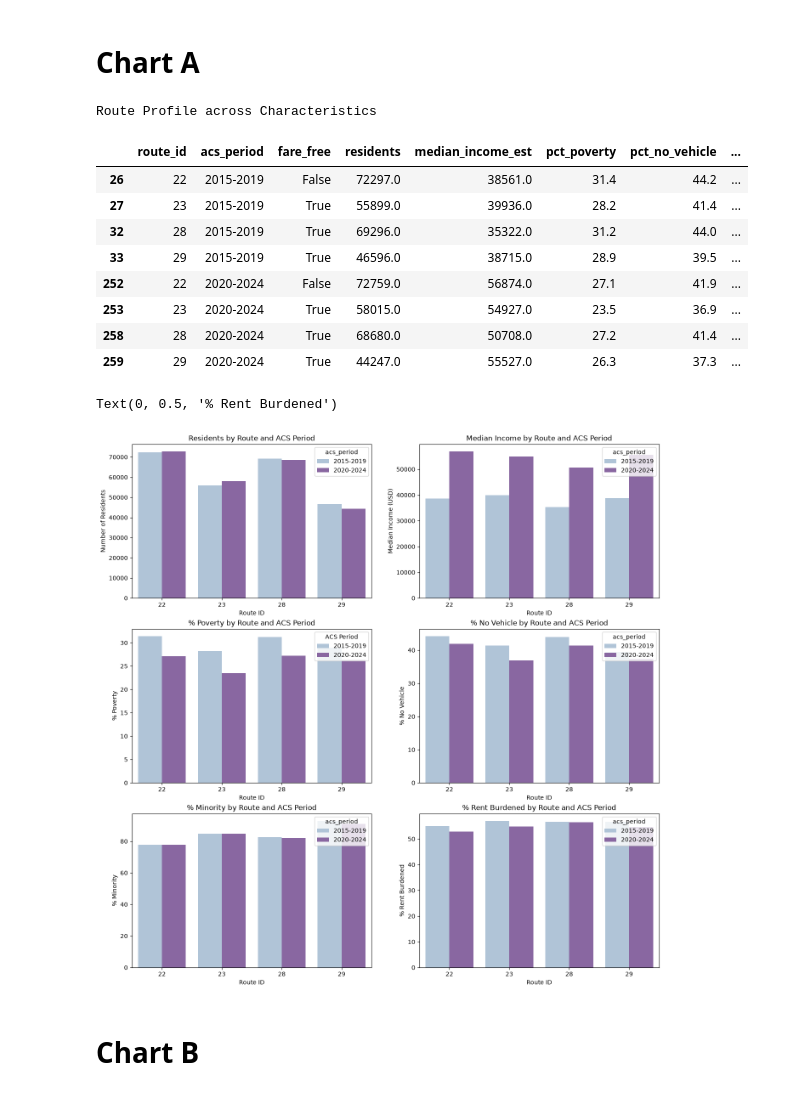
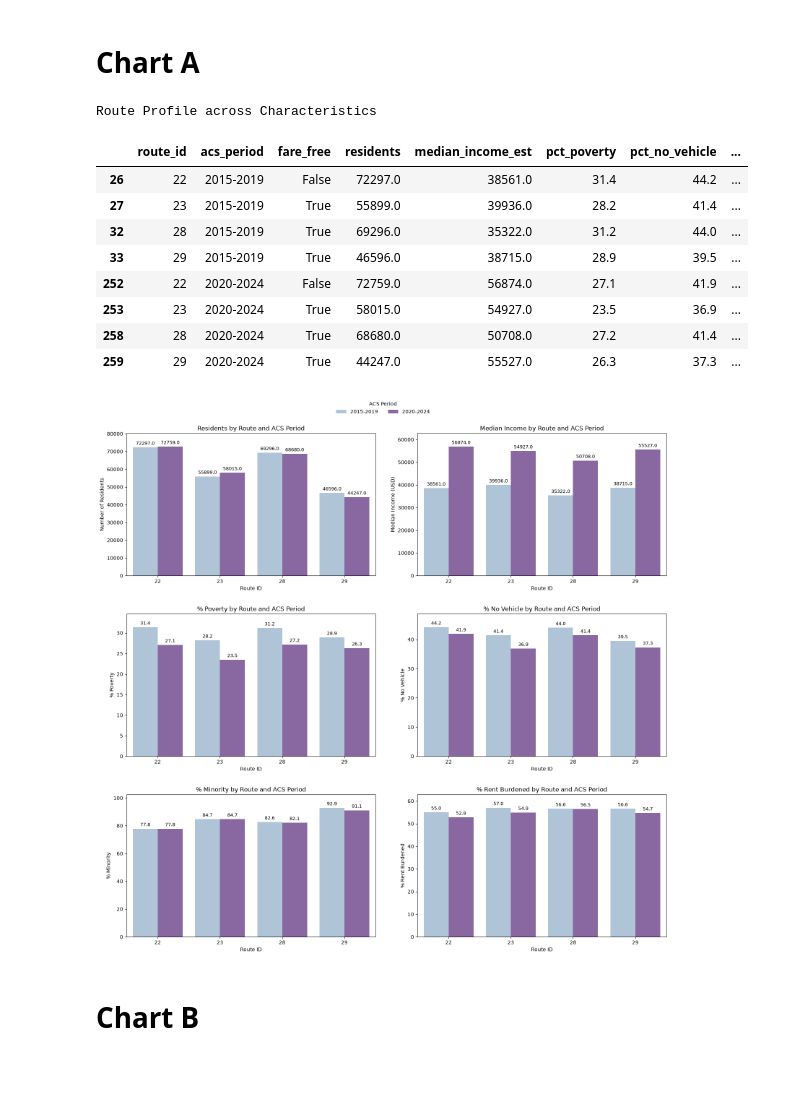
Before and after one commit to sahilmittal-policy/boston-mbta-ridership, a Jupyter notebook: notebooks/exploratory/demographics.ipynb, the cells around one changed output. Cells and saved outputs as stored; diff of their text form; code cells hidden in the pictures.

```diff
--- a/notebooks/exploratory/demographics.ipynb
+++ b/notebooks/exploratory/demographics.ipynb
@@ -31,6 +11,7 @@ import numpy as np
 
 # Loading data
 processed = "/Users/eshagupta/Downloads/CMU/Fall'26/Python/Final Project/boston-mbta-ridership/data/processed"
+figures   = figures = "/Users/eshagupta/Downloads/CMU/Fall'26/Python/Final Project/boston-mbta-ridership/figures"
 
 ridership = pd.read_csv("/Users/eshagupta/Downloads/CMU/Fall'26/Python/Final Project/boston-mbta-ridership/data/processed/ridership_route_year.csv", dtype={'route_id': str})
 demographic = pd.read_csv("/Users/eshagupta/Downloads/CMU/Fall'26/Python/Final Project/boston-mbta-ridership/data/processed/route_area_demographics.csv", dtype={'tract': str})
@@ -118,38 +99,64 @@ sns.barplot(data=route_profile, x="route_id", y="pct_poverty", hue="acs_period",
 axes[1,0].set_title("% Poverty by Route and ACS Period")
 axes[1,0].set_xlabel("Route ID")
 axes[1,0].set_ylabel("% Poverty")
-axes[1,0].legend(loc="upper right", title="ACS Period")
 
 # % no income
 sns.barplot(data=route_profile, x="route_id", y="pct_no_vehicle", hue="acs_period", palette="BuPu", ax=axes[1,1])
 axes[1,1].set_title("% No Vehicle by Route and ACS Period")
 axes[1,1].set_xlabel("Route ID")
 axes[1,1].set_ylabel("% No Vehicle")
 
 # % minority
 sns.barplot(data=route_profile, x="route_id", y="pct_minority", hue="acs_period", palette="BuPu", ax=axes[2,0])
 axes[2,0].set_title("% Minority by Route and ACS Period")
 axes[2,0].set_xlabel("Route ID")
 axes[2,0].set_ylabel("% Minority")
 
 # % rent burdened
 sns.barplot(data=route_profile, x="route_id", y="pct_rent_burdened", hue="acs_period", palette="BuPu", ax=axes[2,1])
 axes[2,1].set_title("% Rent Burdened by Route and ACS Period")
 axes[2,1].set_xlabel("Route ID")
 axes[2,1].set_ylabel("% Rent Burdened")
+
+# Add value labels and extra space above the bars
+for ax in axes.flatten():
+
+    for container in ax.containers:
+        ax.bar_label(container, fmt="%.1f", padding=3, fontsize=9)
+
+    # Add 5% extra space above the tallest bar
+    ymin, ymax = ax.get_ylim()
+    ax.set_ylim(0, ymax * 1.05)
+
+    # Remove individual legends
+    ax.get_legend().remove()
+
+# Add one common legend above all graphs
+handles, labels = axes[0,0].get_legend_handles_labels()
+
+fig.legend(handles, labels,
+           title="ACS Period",
+           loc="upper center",
+           bbox_to_anchor=(0.5, 0.97),
+           ncol=2,
+           frameon=False)
+
+# Adjust spacing between graphs
+plt.tight_layout(rect=[0, 0, 1, 0.93], h_pad=3, w_pad=3)
+plt.savefig(figures + "/DemographicsAcrossRoutes.png", dpi=300, bbox_inches='tight')
+plt.show()
 # %% [output]
 Route Profile across Characteristics
 |  | route_id | acs_period | fare_free | residents | median_income_est | pct_poverty | pct_no_vehicle | ... |
 | 26 | 22 | 2015-2019 | False | 72297.0 | 38561.0 | 31.4 | 44.2 | ... |
 | 27 | 23 | 2015-2019 | True | 55899.0 | 39936.0 | 28.2 | 41.4 | ... |
 | 32 | 28 | 2015-2019 | True | 69296.0 | 35322.0 | 31.2 | 44.0 | ... |
 | 33 | 29 | 2015-2019 | True | 46596.0 | 38715.0 | 28.9 | 39.5 | ... |
 | 252 | 22 | 2020-2024 | False | 72759.0 | 56874.0 | 27.1 | 41.9 | ... |
 | 253 | 23 | 2020-2024 | True | 58015.0 | 54927.0 | 23.5 | 36.9 | ... |
 | 258 | 28 | 2020-2024 | True | 68680.0 | 50708.0 | 27.2 | 41.4 | ... |
 | 259 | 29 | 2020-2024 | True | 44247.0 | 55527.0 | 26.3 | 37.3 | ... |
-Text(0, 0.5, '% Rent Burdened')
-[figure, old version]
+[figure, new version]
 # %% [markdown]
 # Chart B
 # %%
```
Also changed, not shown: parts of 15 cells of this notebook, 7 other files.
